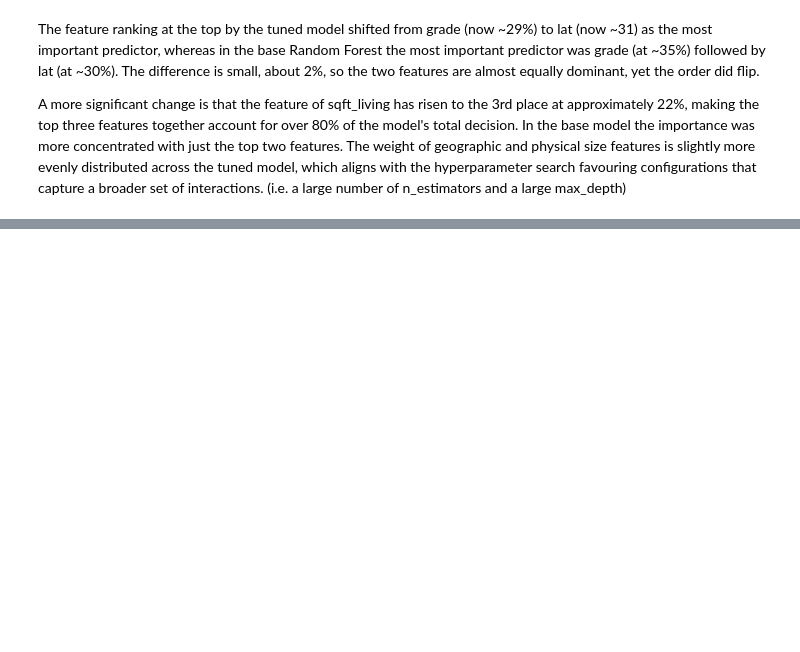
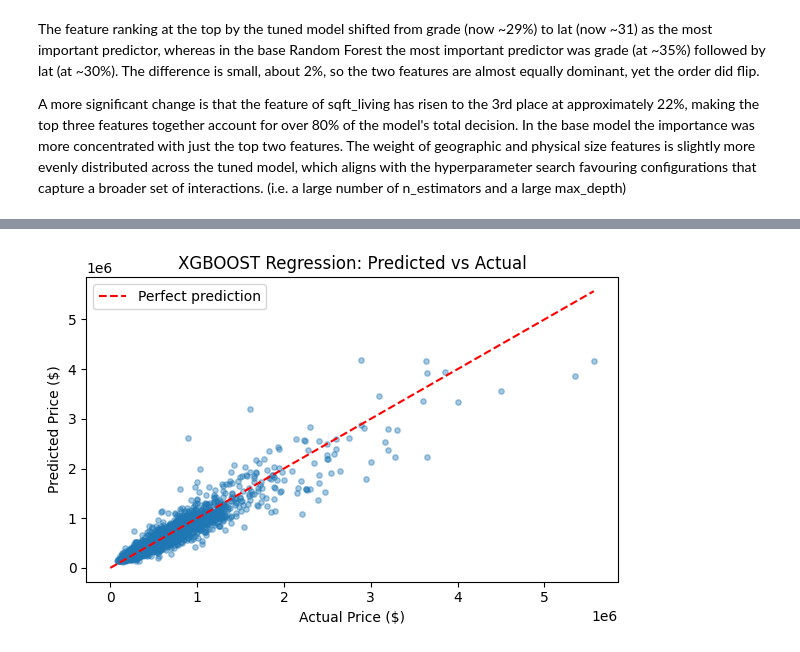
Before and after one commit to FishyFoshy/COMP3608-Project, a Jupyter notebook: Dataset_3.ipynb, the cells around one changed output, grey strips where cells are left out. Saved outputs shown, nothing was run; the diff lists cells and outputs as text; code cells hidden in the pictures; blank space fills up the shorter version.

Commit message:
xgboost model implemented

```diff
--- a/Dataset_3.ipynb
+++ b/Dataset_3.ipynb
@@ -648,0 +651,22 @@ A more significant change is that the feature of sqft_living has risen to the 3r
+# %%
+from xgboost import XGBRegressor
+
+model =XGBRegressor(random_state=42)
+model.fit(x_train,y_train)
+
+xpred_test =model.predict(x_test)
+
+cv_results = cross_validate(model, x_train, y_train, cv=5, scoring=scoring_dict, return_train_score=True)
+
+print("--- Cross Validated Scores ---")
+print(f"RMSE: ${-cv_results['test_rmse'].mean():,.2f}")
+print(f"MAE: ${-cv_results['test_mae'].mean():,.2f}")
+print(f"r2: {cv_results['test_r2'].mean():.4f}\n")
+
+y_test_real = np.expm1(y_test)
+xpred_test = np.expm1(xpred_test)
+
+print("--- Real-Space Metrics ---")
+print(f"RMSE: ${metrics.root_mean_squared_error(y_test_real, xpred_test):,.2f}")
+print(f"MAE: ${metrics.mean_absolute_error(y_test_real, xpred_test):,.2f}")
+print(f"r2: {metrics.r2_score(y_test_real, xpred_test):.4f}\n")
@@ -648,0 +689,14 @@ A more significant change is that the feature of sqft_living has risen to the 3r
+# %%
+plt.figure(figsize=(6,4))
+plt.scatter(y_test_real, xpred_test, alpha=0.4, s=15)
+max_val = max(y_test_real.max(), xpred_test.max())
+plt.plot([0, max_val], [0, max_val], 'r--', label='Perfect prediction')
+
+plt.xlabel('Actual Price ($)')
+plt.ylabel('Predicted Price ($)')
+plt.title('XGBOOST Regression: Predicted vs Actual')
+plt.legend()
+plt.tight_layout()
+plt.show()
+# %% [output]
+[figure, added]
```
Also changed, not shown: parts of 20 cells of this notebook.
